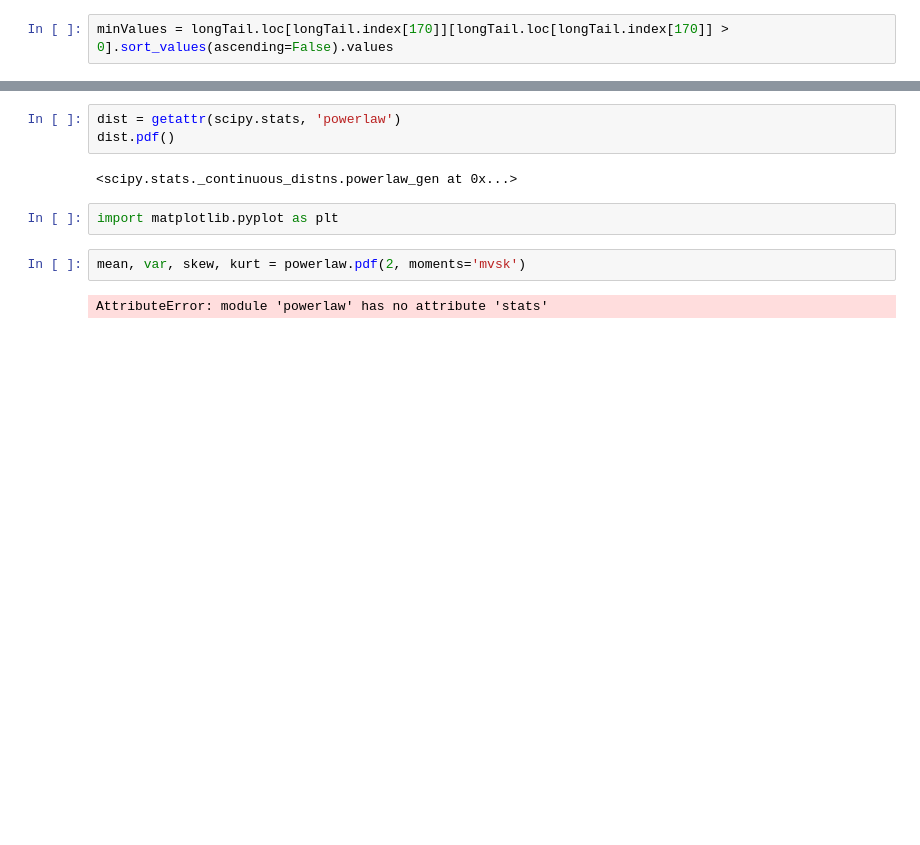
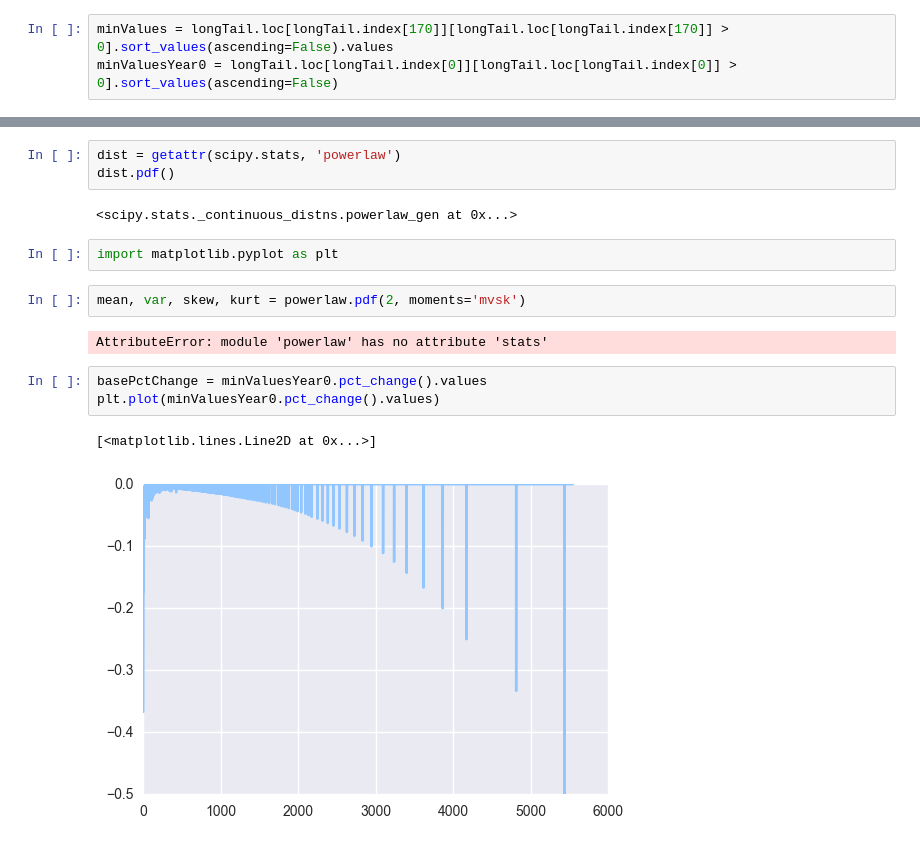
Before and after one commit to ThomVett/Project_ADA, a Jupyter notebook: Finding Patterns in the Data.ipynb, the cells around one changed output, grey strips where cells are left out. Saved outputs shown, nothing was run; the diff lists cells and outputs as text; blank space fills up the shorter version.

```diff
--- a/Finding Patterns in the Data.ipynb
+++ b/Finding Patterns in the Data.ipynb
@@ -281,6 +281,7 @@ Shape :  (197, 45149)
 5 rows × 45149 columns
 # %%
 minValues = longTail.loc[longTail.index[170]][longTail.loc[longTail.index[170]] > 0].sort_values(ascending=False).values
+minValuesYear0 = longTail.loc[longTail.index[0]][longTail.loc[longTail.index[0]] > 0].sort_values(ascending=False)
 # %%
 plt.plot(minValues)
 # %% [output]
@@ -361,3 +380,9 @@ import matplotlib.pyplot as plt
 mean, var, skew, kurt = powerlaw.pdf(2, moments='mvsk')
 # %% [output]
 AttributeError: module 'powerlaw' has no attribute 'stats'
+# %%
+basePctChange = minValuesYear0.pct_change().values
+plt.plot(minValuesYear0.pct_change().values)
+# %% [output]
+[<matplotlib.lines.Line2D at 0x...>]
+[figure, added]
```
Also changed, not shown: parts of 10 cells of this notebook, 3 other files.
